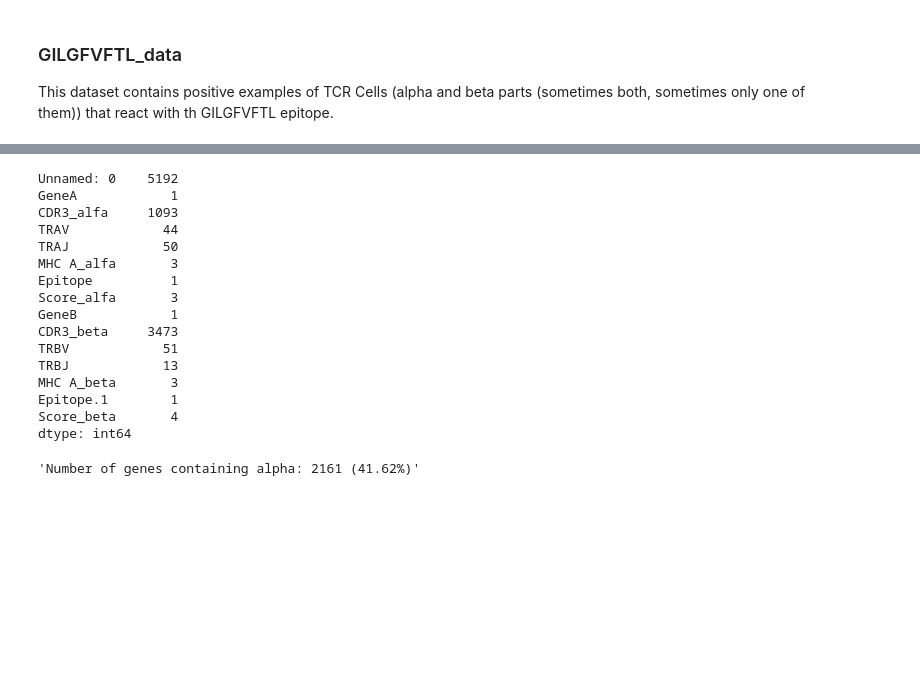
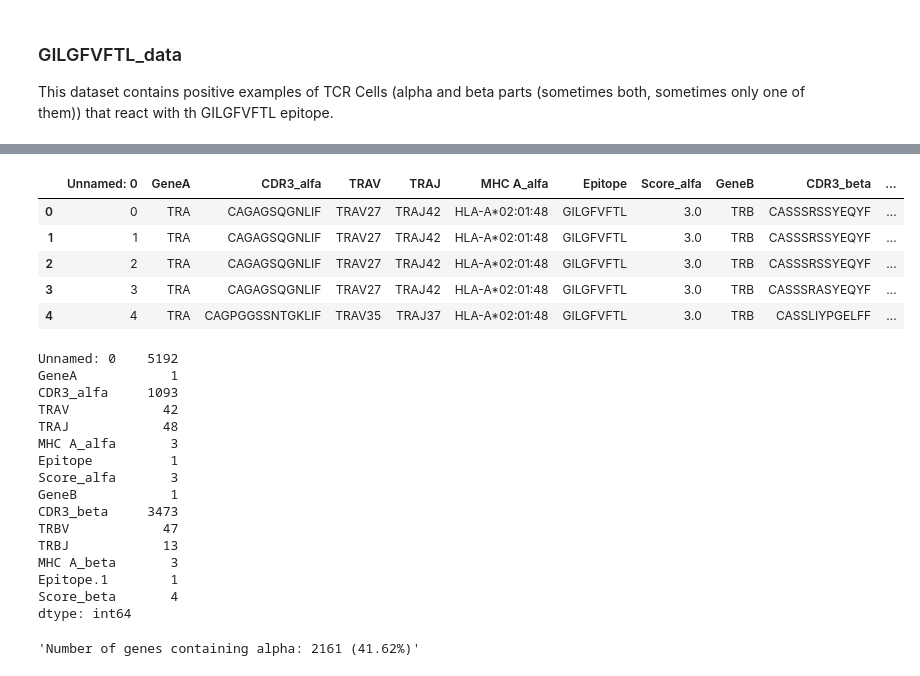
Before and after one commit to arnodeceuninck/thesis, a Jupyter notebook: 1 data.ipynb, the cells around one changed output, grey strips where cells are left out. Cells and saved outputs as stored; diff of their text form; code cells hidden in the pictures; blank space fills up the shorter version.

```diff
--- a/1 data.ipynb
+++ b/1 data.ipynb
@@ -18,6 +18,18 @@ df_g.head()
 | 2 | 2 | TRA | CAGAGSQGNLIF | TRAV27*01 | TRAJ42*01 | HLA-A*02:01:48 | GILGFVFTL | 3.0 | TRB | CASSSRSSYEQYF | ... |
 | 3 | 3 | TRA | CAGAGSQGNLIF | TRAV27*01 | TRAJ42*01 | HLA-A*02:01:48 | GILGFVFTL | 3.0 | TRB | CASSSRASYEQYF | ... |
 | 4 | 4 | TRA | CAGPGGSSNTGKLIF | TRAV35*01 | TRAJ37*01 | HLA-A*02:01:48 | GILGFVFTL | 3.0 | TRB | CASSLIYPGELFF | ... |
+# %%
+# the allele is also given here (e.g. *01), which is not in the other datasets, so let's remove the * and everying after it in TRAV, TRAJ, TRBV, TRBJ
+for col in ['TRAJ', 'TRAV', 'TRBV', 'TRBJ']:
+    df_g[col] = df_g[col].str.split('*').str[0]
+df_g.head()
+# %% [output]
+|  | Unnamed: 0 | GeneA | CDR3_alfa | TRAV | TRAJ | MHC A_alfa | Epitope | Score_alfa | GeneB | CDR3_beta | ... |
+| 0 | 0 | TRA | CAGAGSQGNLIF | TRAV27 | TRAJ42 | HLA-A*02:01:48 | GILGFVFTL | 3.0 | TRB | CASSSRSSYEQYF | ... |
+| 1 | 1 | TRA | CAGAGSQGNLIF | TRAV27 | TRAJ42 | HLA-A*02:01:48 | GILGFVFTL | 3.0 | TRB | CASSSRSSYEQYF | ... |
+| 2 | 2 | TRA | CAGAGSQGNLIF | TRAV27 | TRAJ42 | HLA-A*02:01:48 | GILGFVFTL | 3.0 | TRB | CASSSRSSYEQYF | ... |
+| 3 | 3 | TRA | CAGAGSQGNLIF | TRAV27 | TRAJ42 | HLA-A*02:01:48 | GILGFVFTL | 3.0 | TRB | CASSSRASYEQYF | ... |
+| 4 | 4 | TRA | CAGPGGSSNTGKLIF | TRAV35 | TRAJ37 | HLA-A*02:01:48 | GILGFVFTL | 3.0 | TRB | CASSLIYPGELFF | ... |
 # %%
 # Get per column the number of different values
 df_g.nunique()
@@ -25,14 +37,14 @@ df_g.nunique()
 Unnamed: 0    5192
 GeneA            1
 CDR3_alfa     1093
-TRAV            44
-TRAJ            50
+TRAV            42
+TRAJ            48
 MHC A_alfa       3
 Epitope          1
 Score_alfa       3
 GeneB            1
 CDR3_beta     3473
-TRBV            51
+TRBV            47
 TRBJ            13
 MHC A_beta       3
 Epitope.1        1
```
Also changed, not shown: parts of 4 cells of this notebook, 3 other files.
